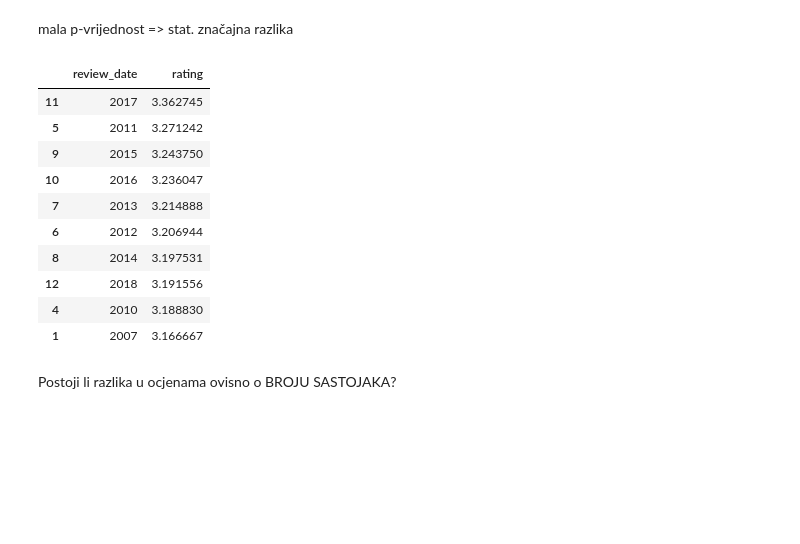
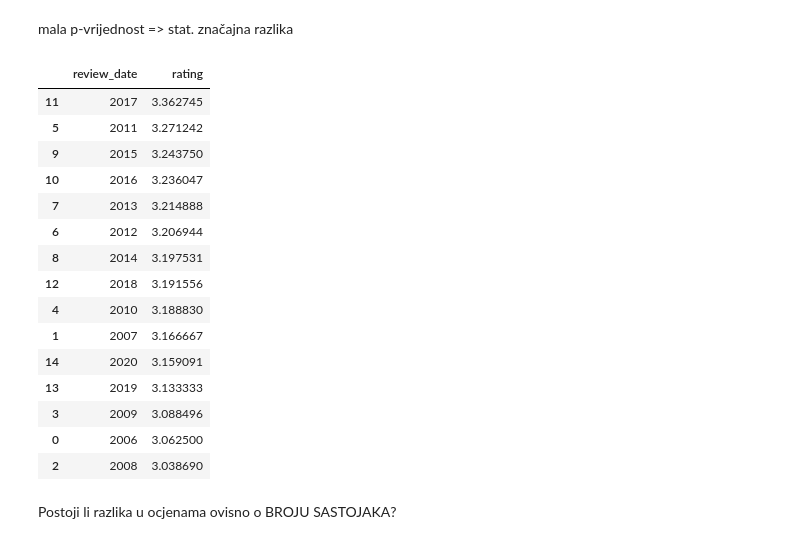
Before and after one commit to avirovicmarin/zavrsni_rad, a Jupyter notebook: anova.ipynb, the cells around one changed output. Saved outputs shown, nothing was run; the diff lists cells and outputs as text; code cells hidden in the pictures; blank space fills up the shorter version.

```diff
--- a/anova.ipynb
+++ b/anova.ipynb
@@ -146,19 +220,24 @@ Residual     2222.0  418.096204  0.188162       NaN       NaN
 mala p-vrijednost => stat. značajna razlika
 # %%
 df1 = df.groupby(['review_date'], as_index=False)['rating'].mean()
-df1.sort_values(by=['rating'], ascending=False).head(10)
+df1.sort_values(by=['rating'], ascending=False)
 # %% [output]
 |  | review_date | rating |
 | 11 | 2017 | 3.362745 |
 | 5 | 2011 | 3.271242 |
 | 9 | 2015 | 3.243750 |
 | 10 | 2016 | 3.236047 |
 | 7 | 2013 | 3.214888 |
 | 6 | 2012 | 3.206944 |
 | 8 | 2014 | 3.197531 |
 | 12 | 2018 | 3.191556 |
 | 4 | 2010 | 3.188830 |
 | 1 | 2007 | 3.166667 |
+| 14 | 2020 | 3.159091 |
+| 13 | 2019 | 3.133333 |
+| 3 | 2009 | 3.088496 |
+| 0 | 2006 | 3.062500 |
+| 2 | 2008 | 3.038690 |
 # %% [markdown]
 Postoji li razlika u ocjenama ovisno o BROJU SASTOJAKA?
 # %%
```
Also changed, not shown: parts of 13 cells of this notebook.
